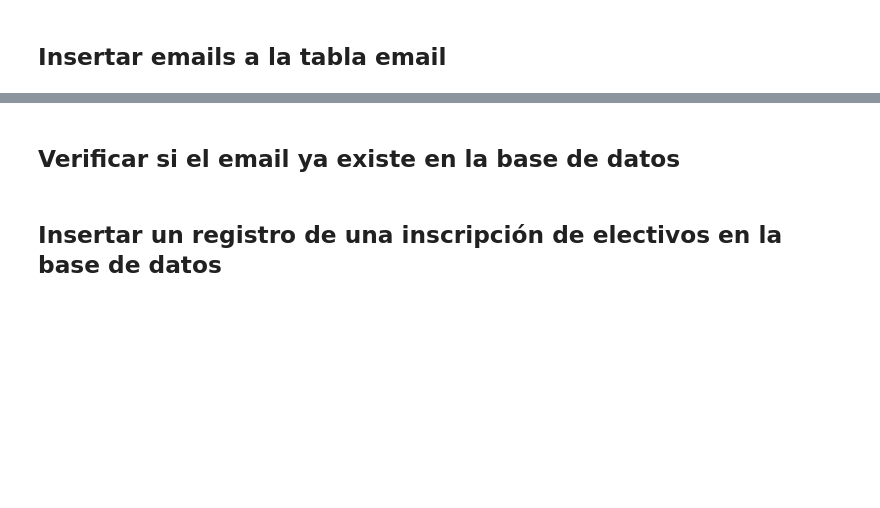
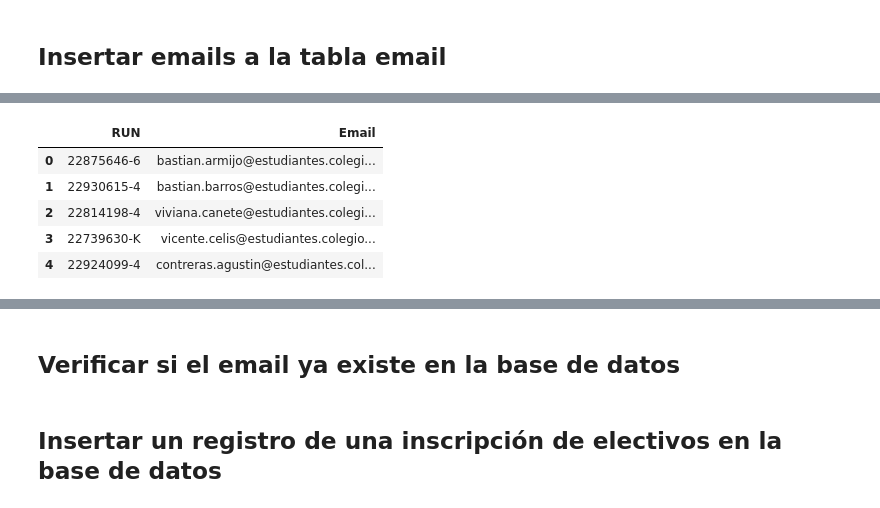
Before and after one commit to gonzakayunawel/form_elec_3_4_medio, a Jupyter notebook: db_manager.ipynb, the cells around one changed output, grey strips where cells are left out. Drawn from its saved outputs; the diff is of its cells as text; code cells hidden in the pictures; blank space fills up the shorter version.

```diff
--- a/db_manager.ipynb
+++ b/db_manager.ipynb
@@ -223,0 +177,13 @@ for run, email in zip(df_users_II_G['RUN'], df_users_II_G['Email']):
+# %%
+list_df_users = [pd.read_excel("correos.xlsx", sheet_name=i) for i in range(4)]
+
+df_users = pd.concat(list_df_users, ignore_index=True, axis=0)
+# %%
+df_users.head()
+# %% [output]
+|  | RUN | Email |
+| 0 | 22875646-6 | bastian.armijo@estudiantes.colegi... |
+| 1 | 22930615-4 | bastian.barros@estudiantes.colegi... |
+| 2 | 22814198-4 | viviana.canete@estudiantes.colegi... |
+| 3 | 22739630-K | vicente.celis@estudiantes.colegio... |
+| 4 | 22924099-4 | contreras.agustin@estudiantes.col... |
```
Also changed, not shown: parts of 19 cells of this notebook, 4 other files.
